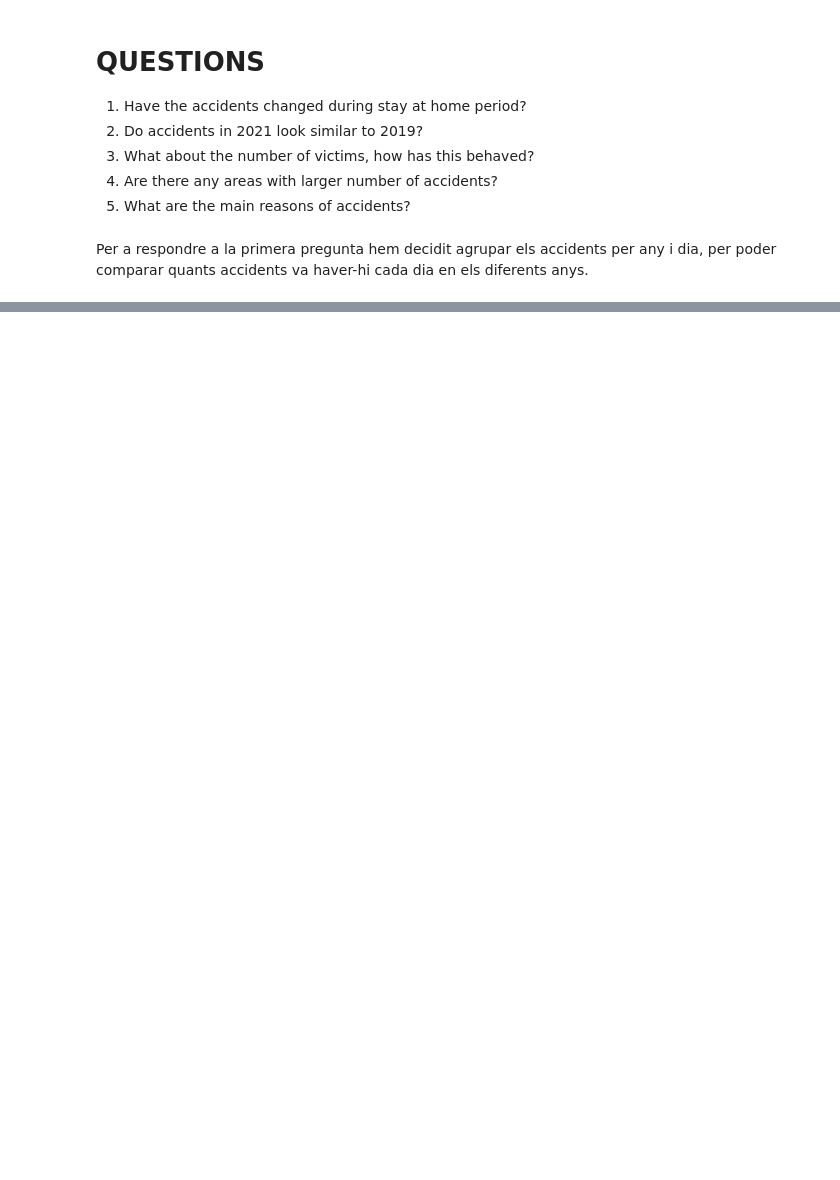
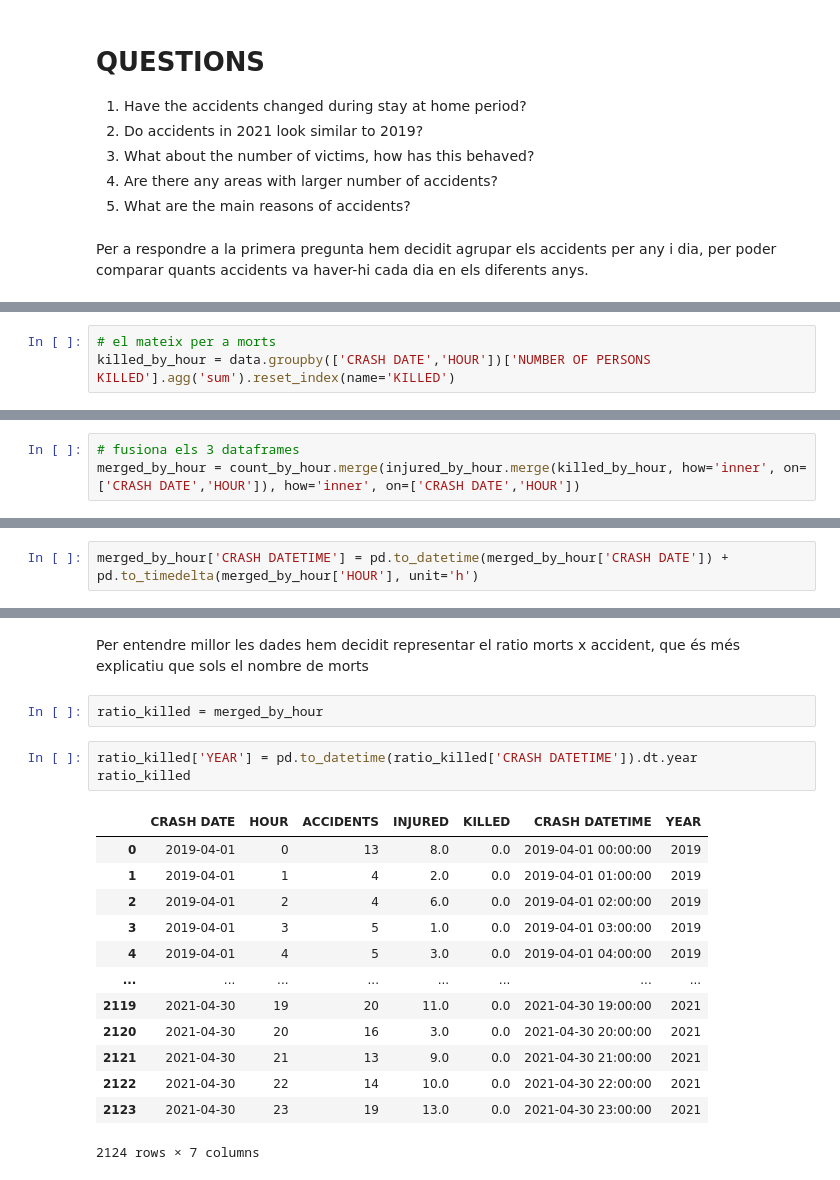
Before and after one commit to alizrui/VD-MEI, a Jupyter notebook: pract1/ploting.ipynb, the cells around one changed output, grey strips where cells are left out. Drawn from its saved outputs; the diff is of its cells as text; blank space fills up the shorter version.

```diff
--- a/pract1/ploting.ipynb
+++ b/pract1/ploting.ipynb
@@ -138,0 +201,3 @@ alt.Chart(killed_by_day).mark_line().encode(
+# %%
+# el mateix per a morts
+killed_by_hour = data.groupby(['CRASH DATE','HOUR'])['NUMBER OF PERSONS KILLED'].agg('sum').reset_index(name='KILLED')
@@ -138,0 +220,3 @@ alt.Chart(killed_by_day).mark_line().encode(
+# %%
+# fusiona els 3 dataframes
+merged_by_hour = count_by_hour.merge(injured_by_hour.merge(killed_by_hour, how='inner', on=['CRASH DATE','HOUR']), how='inner', on=['CRASH DATE','HOUR'])
@@ -138,0 +239,2 @@ alt.Chart(killed_by_day).mark_line().encode(
+# %%
+merged_by_hour['CRASH DATETIME'] = pd.to_datetime(merged_by_hour['CRASH DATE']) + pd.to_timedelta(merged_by_hour['HOUR'], unit='h')
@@ -138,0 +298,21 @@ alt.Chart(killed_by_day).mark_line().encode(
+# %% [markdown]
+Per entendre millor les dades hem decidit representar el ratio morts x accident, que és més explicatiu que sols el nombre de morts
+# %%
+ratio_killed = merged_by_hour
+# %%
+ratio_killed['YEAR'] = pd.to_datetime(ratio_killed['CRASH DATETIME']).dt.year
+ratio_killed
+# %% [output]
+|  | CRASH DATE | HOUR | ACCIDENTS | INJURED | KILLED | CRASH DATETIME | YEAR |
+| 0 | 2019-04-01 | 0 | 13 | 8.0 | 0.0 | 2019-04-01 00:00:00 | 2019 |
+| 1 | 2019-04-01 | 1 | 4 | 2.0 | 0.0 | 2019-04-01 01:00:00 | 2019 |
+| 2 | 2019-04-01 | 2 | 4 | 6.0 | 0.0 | 2019-04-01 02:00:00 | 2019 |
+| 3 | 2019-04-01 | 3 | 5 | 1.0 | 0.0 | 2019-04-01 03:00:00 | 2019 |
+| 4 | 2019-04-01 | 4 | 5 | 3.0 | 0.0 | 2019-04-01 04:00:00 | 2019 |
+| ... | ... | ... | ... | ... | ... | ... | ... |
+| 2119 | 2021-04-30 | 19 | 20 | 11.0 | 0.0 | 2021-04-30 19:00:00 | 2021 |
+| 2120 | 2021-04-30 | 20 | 16 | 3.0 | 0.0 | 2021-04-30 20:00:00 | 2021 |
+| 2121 | 2021-04-30 | 21 | 13 | 9.0 | 0.0 | 2021-04-30 21:00:00 | 2021 |
+| 2122 | 2021-04-30 | 22 | 14 | 10.0 | 0.0 | 2021-04-30 22:00:00 | 2021 |
+| 2123 | 2021-04-30 | 23 | 19 | 13.0 | 0.0 | 2021-04-30 23:00:00 | 2021 |
+2124 rows × 7 columns
```
Also changed, not shown: parts of 41 cells of this notebook, 3 other files.
